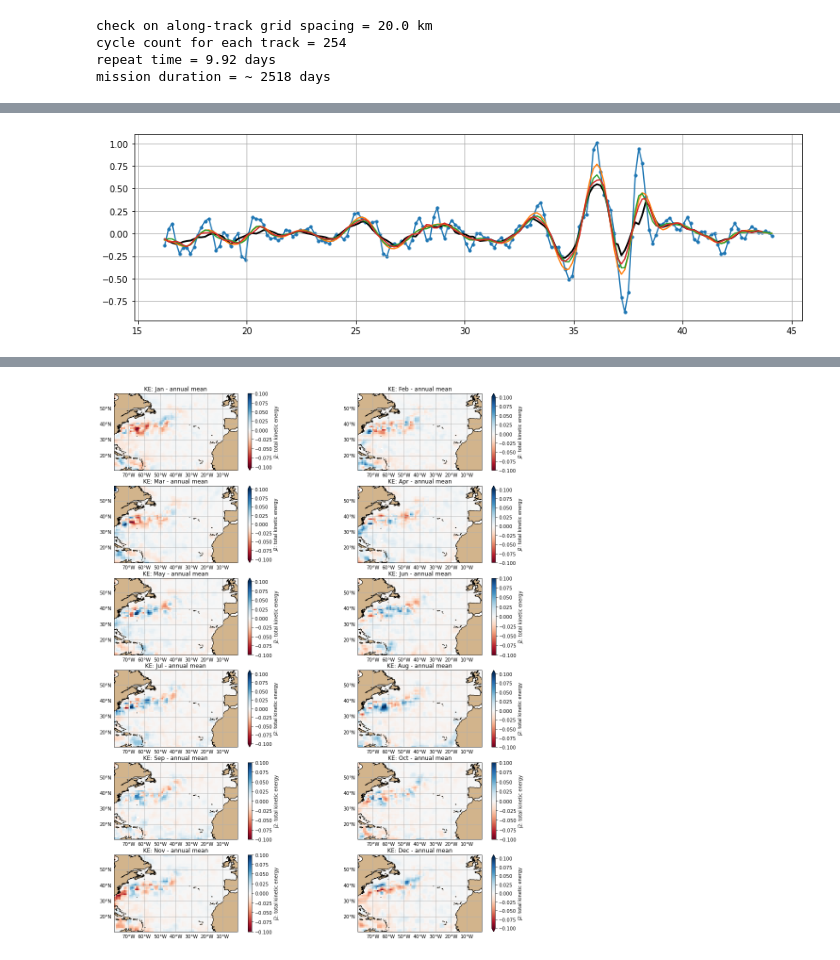
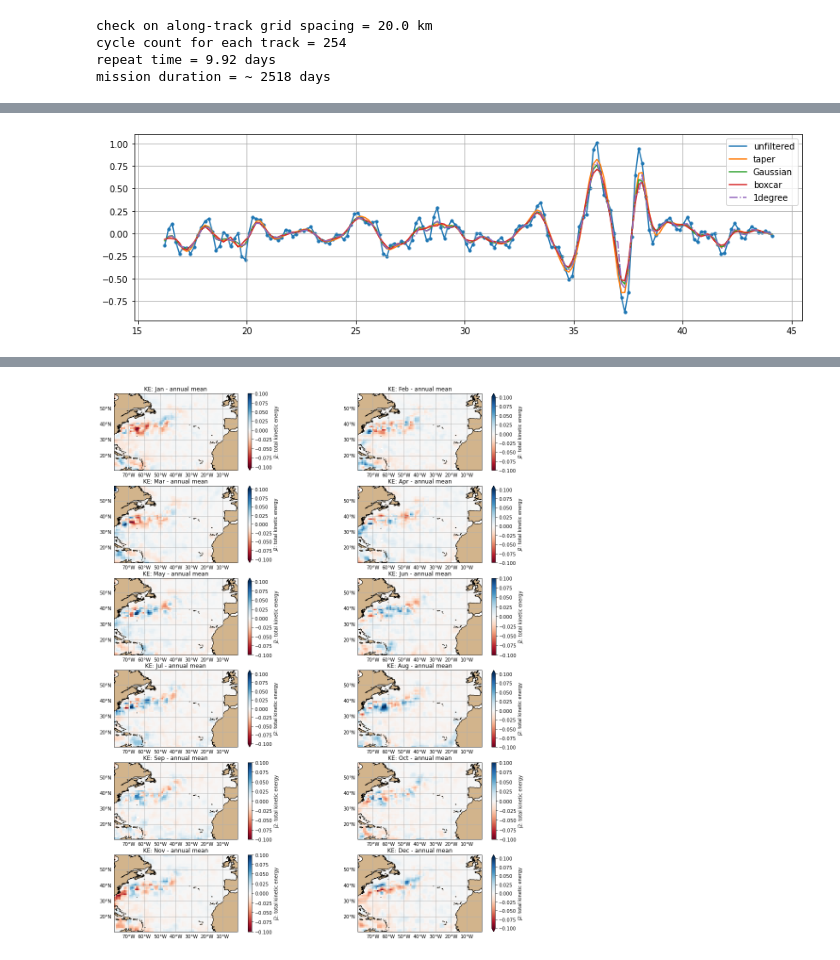
Before and after one commit to ocean-eddy-cpt/WP1T2-2D-EKE-Analysis, a Jupyter notebook: along_track_filtering.ipynb, the cells around one changed output, grey strips where cells are left out. Drawn from its saved outputs; the diff is of its cells as text; code cells hidden in the pictures.

```diff
--- a/along_track_filtering.ipynb
+++ b/along_track_filtering.ipynb
@@ -211,32 +204 @@ Using default N, N = 10 If d>2 or X is not pi then results might not be accurate
-# %%
-# filter velocity using a Gaussian filter to an effective model resolution (IN DEGREES)
-# this takes a while so consider skipping
-def filter_degrees(total_vel, lon_record, lat_record, dist, resolution, sigma):
-    vel_1deg = []
-    for m in tqdm(range(len(total_vel))):
-        this_track = total_vel[m]
-        this_lon = lon_record[m]
-        this_lat = lat_record[m]
-        this_dist = dist[m]
-        this_lon_step = 1852 * 60 * np.cos(np.deg2rad(this_lat)) * (resolution)
-        track_filt = np.nan * np.ones(np.shape(this_track))
-        for i in range(11, np.shape(this_track)[1] - 11):  # loop across all space
-            if np.isnan(this_lon_step[i]):
-                continue
-            # create local grid
-            this_local_grid = np.arange(-this_lon_step[i]*4, this_lon_step[i]*5, this_lon_step[i])
-            # loop in time (across each cycle)
-            for k in range(np.shape(this_track)[0]):
-                track_on_local_lon_grid = np.interp(this_local_grid, (this_dist[i-10:i+11]*1000) - this_dist[i]*1000, \
-                                                    this_track[k, i-10:i+11])
-                # filter
-                track_filt0 = si.gaussian_filter(track_on_local_lon_grid, sigma/resolution, order=0)
-                # extract middle index
-                if np.mod(len(track_on_local_lon_grid)/2,1) > 0:
-                    track_filt[k,i] = np.interp(np.median(this_local_grid), this_local_grid, track_filt0)
-                else:
-                    mid_i = np.int(len(track_on_local_lon_grid)/2)
-                    track_filt[k, i] = track_filt0[mid_i]
-        vel_1deg.append(track_filt)
-    return vel_1deg
 # %%
@@ -245,19 +210,20 @@ sigma = 1        # gaussian filter scale [degrees] (will be converted to indices
 vel_1deg = filter_degrees(total_vel, lon_record, lat_record, dist, resolution, sigma)
 vel_sq_1deg = filter_degrees(total_vel_sq, lon_record, lat_record, dist, resolution, sigma)
 # %%
+# sample track plot
 m = gid    # track index
 k = 10     # cycle index
 pdist = np.arange(100,300)  # track distance indices to consider
 this_dist = lat_record[m]   # plot as a function of latitude (can also choose dist, lon_record)
 this_track = total_vel[m]
 f, ax = plt.subplots(1,1,figsize=(14,4))
-ax.plot(this_dist[pdist], this_track[k, pdist])
+ax.plot(this_dist[pdist], this_track[k, pdist], label='unfiltered')
 ax.scatter(this_dist[pdist], this_track[k, pdist],s=10)
-ax.plot(this_dist[pdist], vel_1deg[m][k, pdist],color='k',linewidth=2)
-ax.plot(this_dist[pdist], vel_taper[m][k, pdist])
-ax.plot(this_dist[pdist], vel_gauss[m][k, pdist])
-ax.plot(this_dist[pdist], vel_boxcar[m][k, pdist])
-# ax.plot(this_local_grid, si.gaussian_filter(sla_on_local_lon_grid, sigma, order=0))
+ax.plot(this_dist[pdist], vel_taper[m][k, pdist], label='taper')
+ax.plot(this_dist[pdist], vel_gauss[m][k, pdist], label='Gaussian')
+ax.plot(this_dist[pdist], vel_boxcar[m][k, pdist], label='boxcar')
+ax.plot(this_dist[pdist], vel_1deg[m][k, pdist], label='1degree',linestyle='-.')
+ax.legend()
 ax.grid()
 # %% [output]
-[figure, old version]
+[figure, new version]
```
Also changed, not shown: parts of 14 cells of this notebook, 2 other files.
